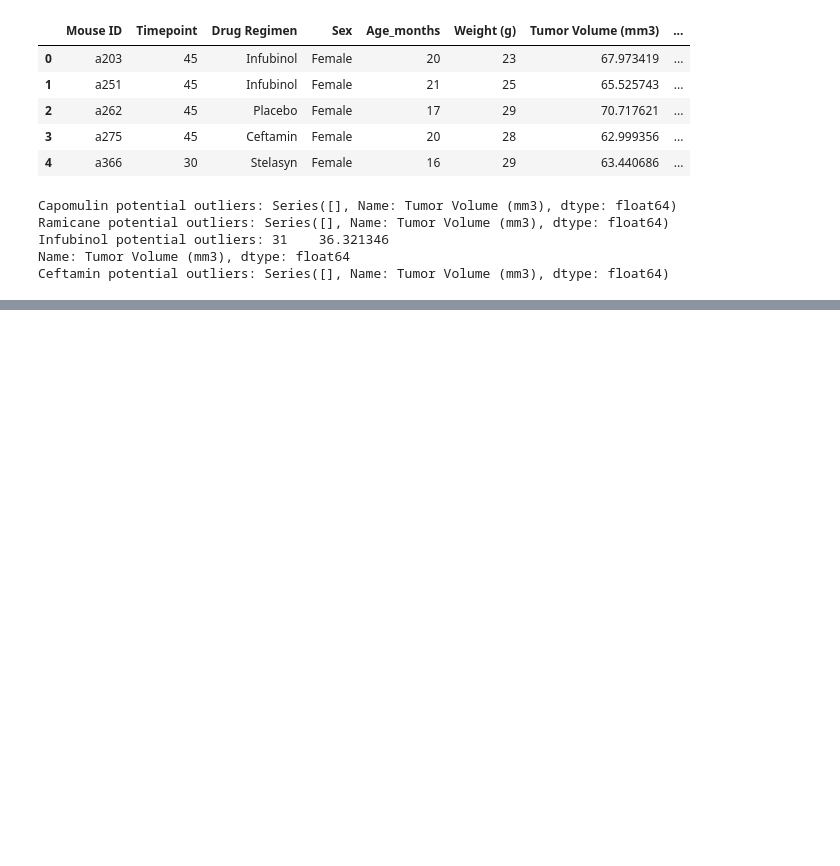
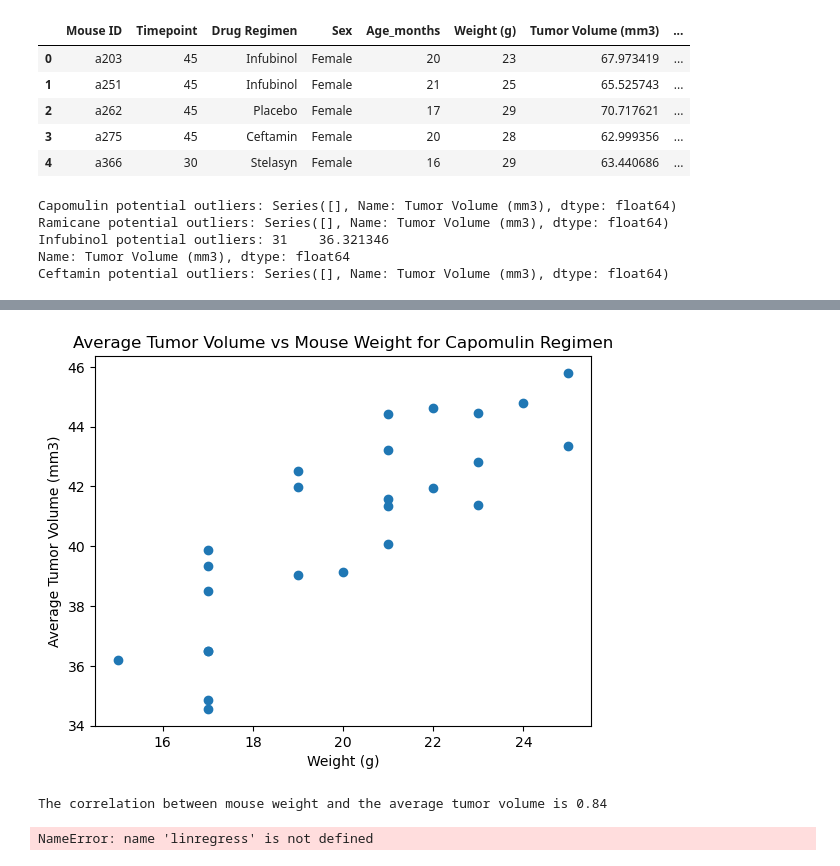
Before and after one commit to meehal0203/Module_5_Pymaceuticals, a Jupyter notebook: Pymaceuticals/Pymaceuticals.ipynb, the cells around one changed output, grey strips where cells are left out. Cells and saved outputs as stored; diff of their text form; code cells hidden in the pictures; blank space fills up the shorter version.

```diff
--- a/Pymaceuticals/Pymaceuticals.ipynb
+++ b/Pymaceuticals/Pymaceuticals.ipynb
@@ -387,0 +337,40 @@ plt.show()
+# %%
+# Generate a scatter plot of mouse weight vs. the average observed tumor volume for the entire Capomulin regimen
+
+capomulin_grp_df = capomulin_df.groupby("Mouse ID")
+capomulin_grp_df.head()
+
+avg_tum_vol = capomulin_grp_df[("Tumor Volume (mm3)")].mean()
+mouse_weight = capomulin_grp_df[("Weight (g)")].mean()
+avg_cap_df = pd.DataFrame({"Weight g)": mouse_weight, "Average Tumor Volume": avg_tum_vol})
+
+# scatterplot
+
+plt.scatter(mouse_weight, avg_tum_vol)
+plt.xlabel("Weight (g)")
+plt.title("Average Tumor Volume vs Mouse Weight for Capomulin Regimen")
+plt.ylabel("Average Tumor Volume (mm3)")
+plt.show()
+# %% [output]
+[figure, added]
+# %%
+# Calculate the correlation coefficient and a linear regression model
+# for mouse weight and average observed tumor volume for the entire Capomulin regimen
+
+correlation = st.pearsonr(mouse_weight,avg_tum_vol)
+
+print(f"The correlation between mouse weight and the average tumor volume is {round(correlation[0],2)}")
+x_values = mouse_weight
+y_values = avg_tum_vol
+(slope, intercept, rvalue, pvalue, stderr) = linregress(x_values, y_values)
+regress_values = x_values * slope + intercept
+line_eq = "y = " + str(round(slope,2)) + "x + " + str(round(intercept,2))
+plt.scatter(x_values,y_values)
+plt.plot(x_values,regress_values,"r-")
+plt.annotate(line_eq,(5.8,0.8),fontsize=15,color="red")
+plt.xlabel('Weight')
+plt.ylabel('Average Tumor Volume (mm3)')
+plt.show()
+# %% [output]
+The correlation between mouse weight and the average tumor volume is 0.84
+NameError: name 'linregress' is not defined
```
Also changed, not shown: parts of 7 cells of this notebook.
